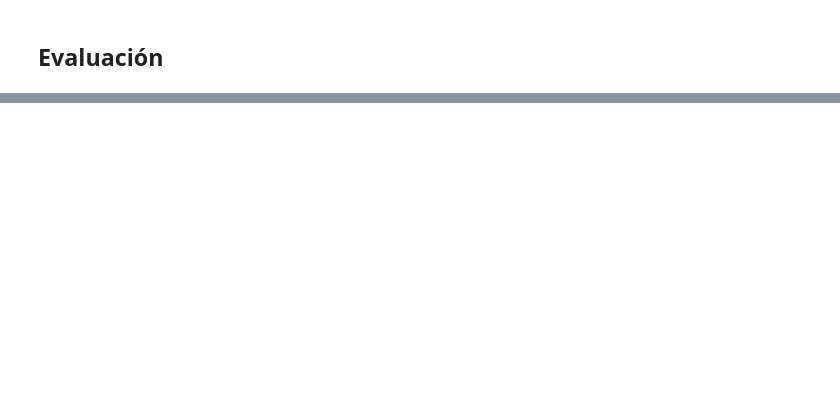
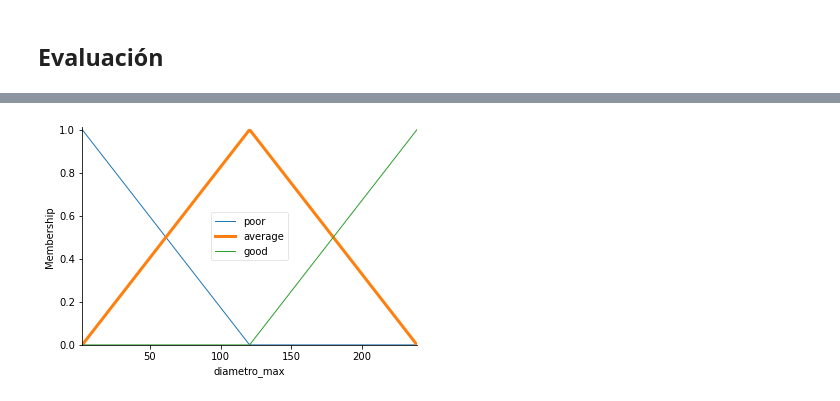
Before and after one commit to Hector858/ProyectoIAU2, a Jupyter notebook: [NRC_6278]_JordanEspinosa_HectorCedeño_ProyectoUnidad2.ipynb, the cells around one changed output, grey strips where cells are left out. Saved outputs shown, nothing was run; the diff lists cells and outputs as text; code cells hidden in the pictures; blank space fills up the shorter version.

```diff
--- a/[NRC_6278]_JordanEspinosa_HectorCedeño_ProyectoUnidad2.ipynb
+++ b/[NRC_6278]_JordanEspinosa_HectorCedeño_ProyectoUnidad2.ipynb
@@ -476,0 +549,4 @@ Precisión del modelo del analisis del malware:
+# %%
+diametro_max['average'].view()
+# %% [output]
+[figure, added]
```
Also changed, not shown: parts of 25 cells of this notebook.
